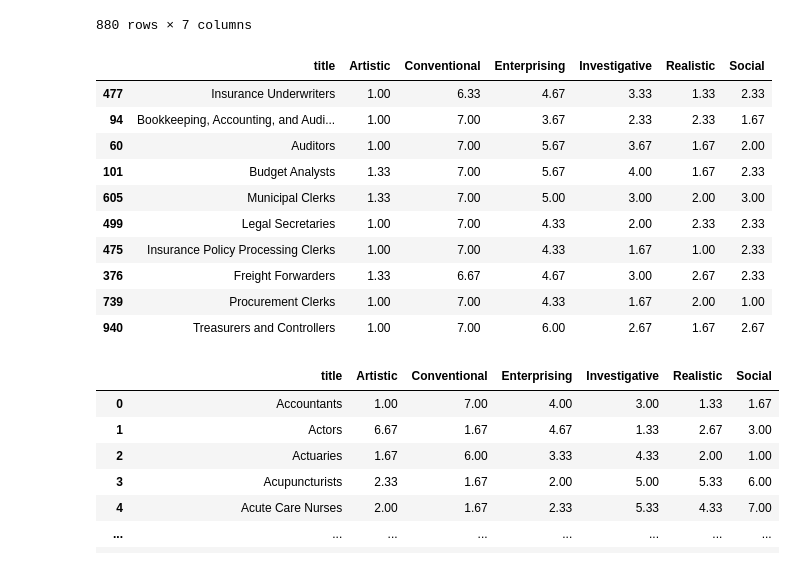
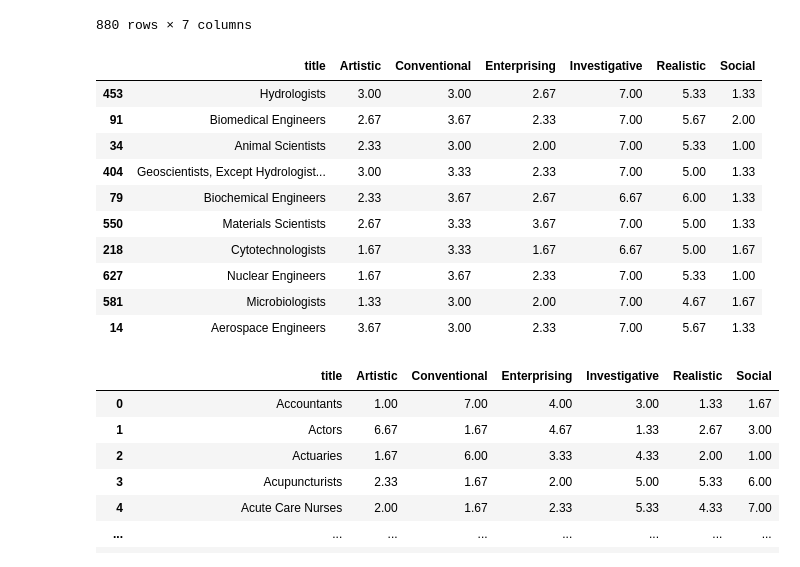
Before and after one commit to ali-hazan/career-guru, a Jupyter notebook: interests.ipynb, the cells around one changed output. Cells and saved outputs as stored; diff of their text form; code cells hidden in the pictures.

Commit message:
Added abilities based recommendation

```diff
--- a/interests.ipynb
+++ b/interests.ipynb
@@ -103,7 +103,7 @@ indices = pd.Series(df.index)
 def recommendations(title, cosine_sim = similarity):
 
     # initializing the empty list of recommended movies
-    recommended_movies = []
+    recommended_occupation = []
 
     # gettin the index of the movie that matches the title
     idx = indices[indices == title].index[0]
@@ -117,9 +117,9 @@ def recommendations(title, cosine_sim = similarity):
 
     # populating the list with the titles of the best 10 matching movies
     for i in top_10_indexes:
-        recommended_movies.append(list(df.index)[i])
+        recommended_occupation.append(list(df.index)[i])
 
-    return recommended_movies
+    return recommended_occupation
 # %%
 # %% [output]
 [477, 94, 60, 101, 605, 499, 475, 376, 739, 940]
@@ -139,19 +139,19 @@ def recommendations(title, cosine_sim = similarity):
 | 973 | Zoologists and Wildlife Biologists | 2.33 | 3.00 | 2.67 | 7.00 | 5.33 | 1.67 |
 880 rows × 7 columns
 # %%
- df.loc[recommendations(0)]
+ df.loc[recommendations(973)]
 # %% [output]
 |  | title | Artistic | Conventional | Enterprising | Investigative | Realistic | Social |
-| 477 | Insurance Underwriters | 1.00 | 6.33 | 4.67 | 3.33 | 1.33 | 2.33 |
-| 94 | Bookkeeping, Accounting, and Audi... | 1.00 | 7.00 | 3.67 | 2.33 | 2.33 | 1.67 |
-| 60 | Auditors | 1.00 | 7.00 | 5.67 | 3.67 | 1.67 | 2.00 |
-| 101 | Budget Analysts | 1.33 | 7.00 | 5.67 | 4.00 | 1.67 | 2.33 |
-| 605 | Municipal Clerks | 1.33 | 7.00 | 5.00 | 3.00 | 2.00 | 3.00 |
-| 499 | Legal Secretaries | 1.00 | 7.00 | 4.33 | 2.00 | 2.33 | 2.33 |
-| 475 | Insurance Policy Processing Clerks | 1.00 | 7.00 | 4.33 | 1.67 | 1.00 | 2.33 |
-| 376 | Freight Forwarders | 1.33 | 6.67 | 4.67 | 3.00 | 2.67 | 2.33 |
-| 739 | Procurement Clerks | 1.00 | 7.00 | 4.33 | 1.67 | 2.00 | 1.00 |
-| 940 | Treasurers and Controllers | 1.00 | 7.00 | 6.00 | 2.67 | 1.67 | 2.67 |
+| 453 | Hydrologists | 3.00 | 3.00 | 2.67 | 7.00 | 5.33 | 1.33 |
+| 91 | Biomedical Engineers | 2.67 | 3.67 | 2.33 | 7.00 | 5.67 | 2.00 |
+| 34 | Animal Scientists | 2.33 | 3.00 | 2.00 | 7.00 | 5.33 | 1.00 |
+| 404 | Geoscientists, Except Hydrologist... | 3.00 | 3.33 | 2.33 | 7.00 | 5.00 | 1.33 |
+| 79 | Biochemical Engineers | 2.33 | 3.67 | 2.67 | 6.67 | 6.00 | 1.33 |
+| 550 | Materials Scientists | 2.67 | 3.33 | 3.67 | 7.00 | 5.00 | 1.33 |
+| 218 | Cytotechnologists | 1.67 | 3.33 | 1.67 | 6.67 | 5.00 | 1.67 |
+| 627 | Nuclear Engineers | 1.67 | 3.67 | 2.33 | 7.00 | 5.33 | 1.00 |
+| 581 | Microbiologists | 1.33 | 3.00 | 2.00 | 7.00 | 4.67 | 1.67 |
+| 14 | Aerospace Engineers | 3.67 | 3.00 | 2.33 | 7.00 | 5.67 | 1.33 |
 # %%
 df
 # %% [output]
```
Also changed, not shown: 2 other files.
